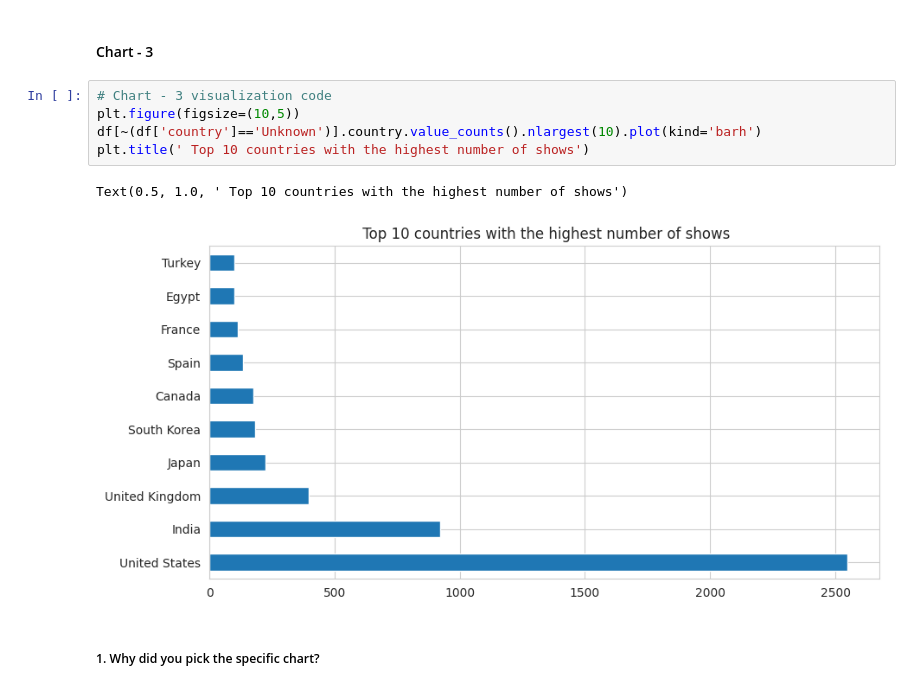
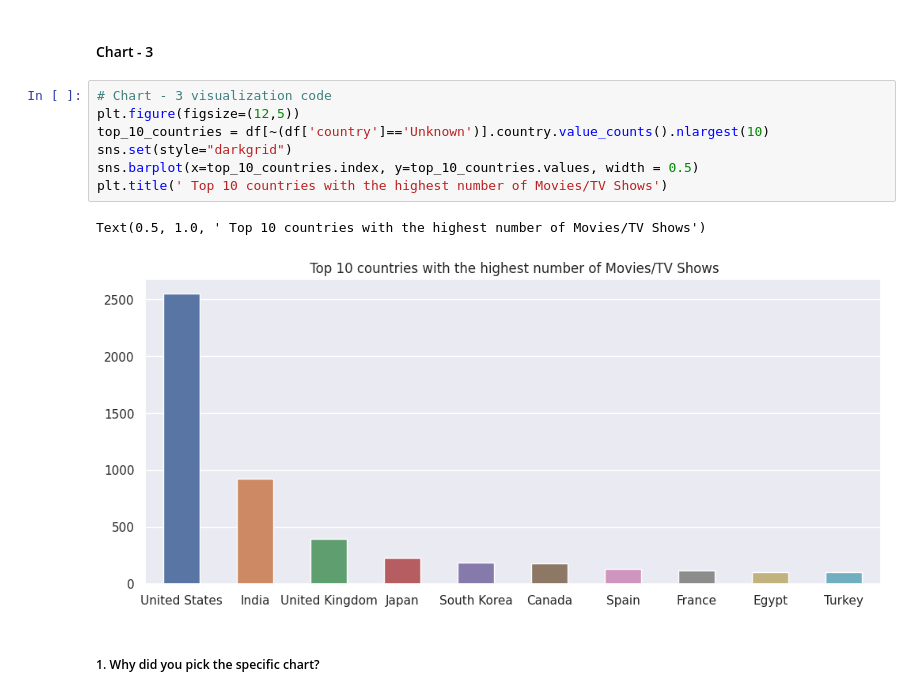
Before and after one commit to vedanttule134/Netflix-Movies-And-TV-Shows-Clustering, a Jupyter notebook: Netflix_Movies_And_TV_Shows_Clustering.ipynb, the cells around one changed output. Drawn from its saved outputs; the diff is of its cells as text.

```diff
--- a/Netflix_Movies_And_TV_Shows_Clustering.ipynb
+++ b/Netflix_Movies_And_TV_Shows_Clustering.ipynb
@@ -340,12 +340,14 @@ Answer Here
 #### Chart - 3
 # %%
 # Chart - 3 visualization code
-plt.figure(figsize=(10,5))
-df[~(df['country']=='Unknown')].country.value_counts().nlargest(10).plot(kind='barh')
-plt.title(' Top 10 countries with the highest number of shows')
+plt.figure(figsize=(12,5))
+top_10_countries = df[~(df['country']=='Unknown')].country.value_counts().nlargest(10)
+sns.set(style="darkgrid")
+sns.barplot(x=top_10_countries.index, y=top_10_countries.values, width = 0.5)
+plt.title(' Top 10 countries with the highest number of Movies/TV Shows')
 # %% [output]
-Text(0.5, 1.0, ' Top 10 countries with the highest number of shows')
+Text(0.5, 1.0, ' Top 10 countries with the highest number of Movies/TV Shows')
-[figure, old version]
+[figure, new version]
 # %% [markdown]
 ##### 1. Why did you pick the specific chart?
 # %% [markdown]
```
Also changed, not shown: parts of 41 cells of this notebook.
